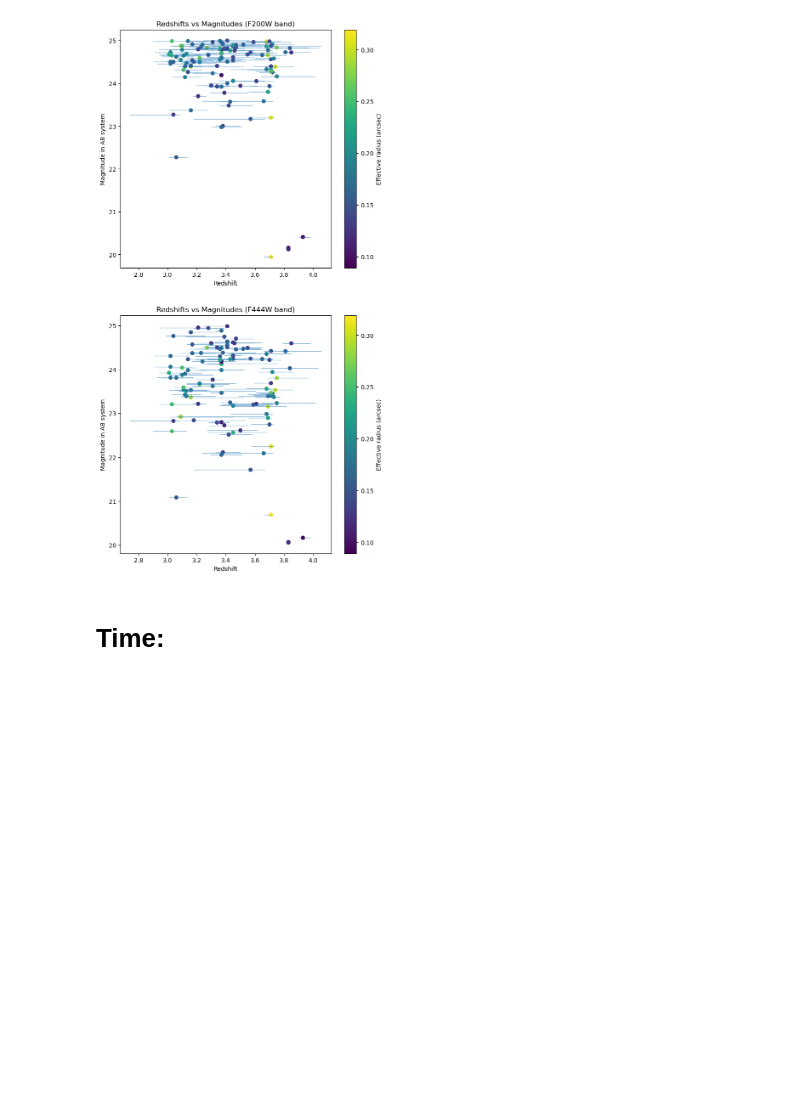
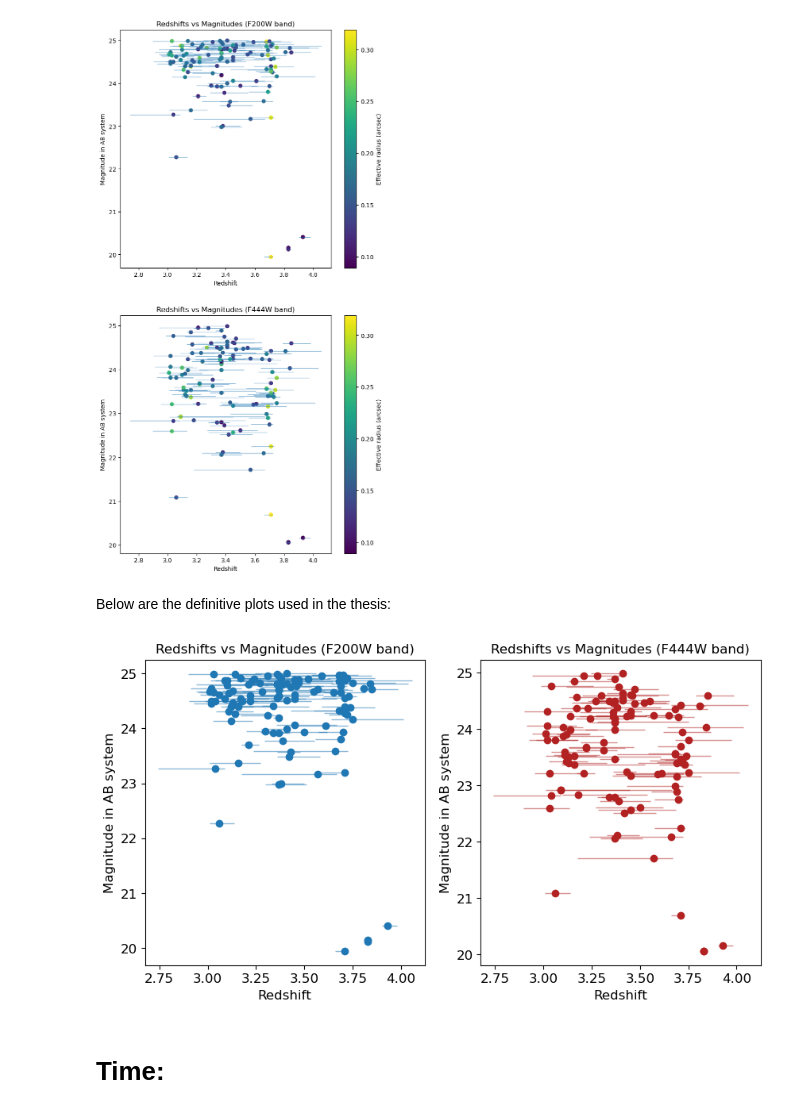
Before and after one commit to nakgyal/TFM, a Jupyter notebook: data_sample.ipynb, the cells around one changed output. Drawn from its saved outputs; the diff is of its cells as text; code cells hidden in the pictures; blank space fills up the shorter version.

Commit message:
Updated graphs for using in thesis

```diff
--- a/data_sample.ipynb
+++ b/data_sample.ipynb
@@ -366,6 +366,33 @@ plt.savefig(res_dir+f"comparision_z_mag_re_colorbar_z-{z_in}-{z_fin}.pdf")
 plt.show()
 # %% [output]
 [figure]
+# %% [markdown]
+Below are the definitive plots used in the thesis:
+# %%
+fig, axs = plt.subplots(nrows=1, ncols=2, figsize=(10, 5))
+
+#scatter plot on z vs mag (F200W):
+plot=axs[0].scatter(x=table_final['z'],y=table_final['Mag_F200W'])
+axs[0].set_xlabel('Redshift', fontsize=12)
+axs[0].set_ylabel('Magnitude in AB system', fontsize=12)
+axs[0].set_title('Redshifts vs Magnitudes (F200W band)')
+axs[0].errorbar(x=table_final['z'],y=table_final['Mag_F200W'],xerr=[table_final['z_lower'],
+    table_final['z_upper']],yerr=table_final['Mag_F200W_error'],alpha=0.5,elinewidth=1,fmt="None")
+axs[0].tick_params(labelsize=12)
+
+#scatter plot on z vs mag (F444W):
+plot=axs[1].scatter(x=table_final['z'],y=table_final['Mag_F444W'],color='firebrick')
+axs[1].set_xlabel('Redshift', fontsize=12)
+axs[1].set_ylabel('Magnitude in AB system', fontsize=12)
+axs[1].set_title('Redshifts vs Magnitudes (F444W band)')
+axs[1].errorbar(x=table_final['z'],y=table_final['Mag_F444W'],xerr=[table_final['z_lower'],
+    table_final['z_upper']],yerr=table_final['Mag_F444W_error'],color='firebrick',alpha=0.5,elinewidth=1,
+    fmt="None")
+axs[1].tick_params(labelsize=12)
+
+plt.savefig(res_dir+"data_sample_z_mag.pdf")
+# %% [output]
+[figure, added]
 # %% [markdown]
 # Time:
 # %%
```
Also changed, not shown: parts of 1 cell of this notebook, 3 other files.
